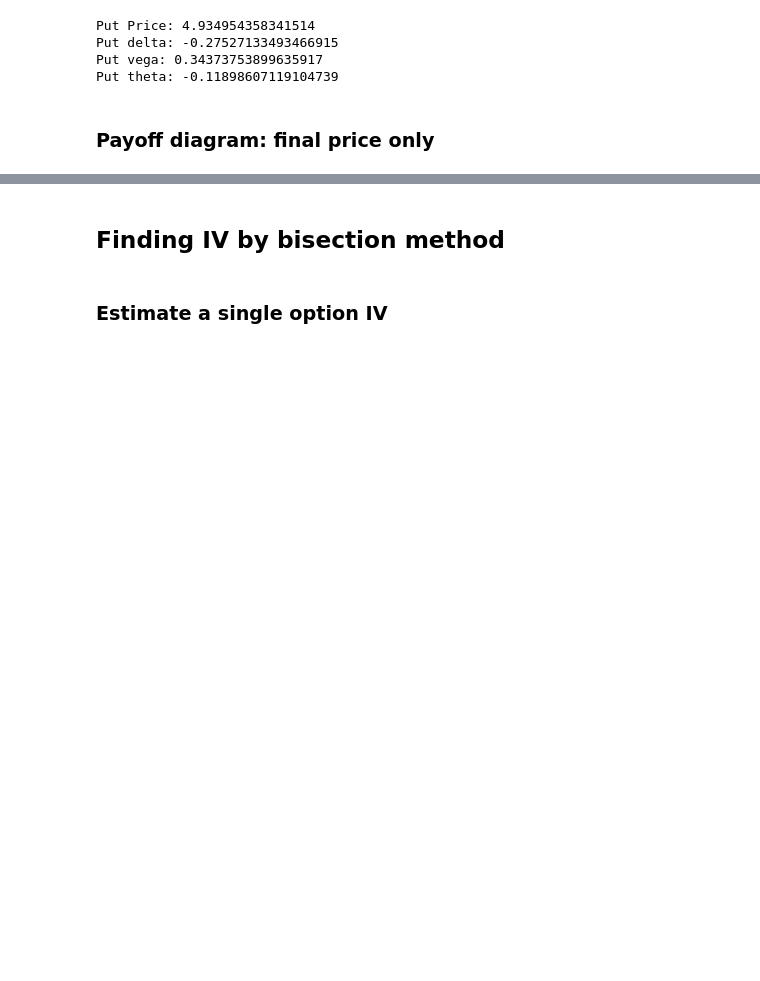
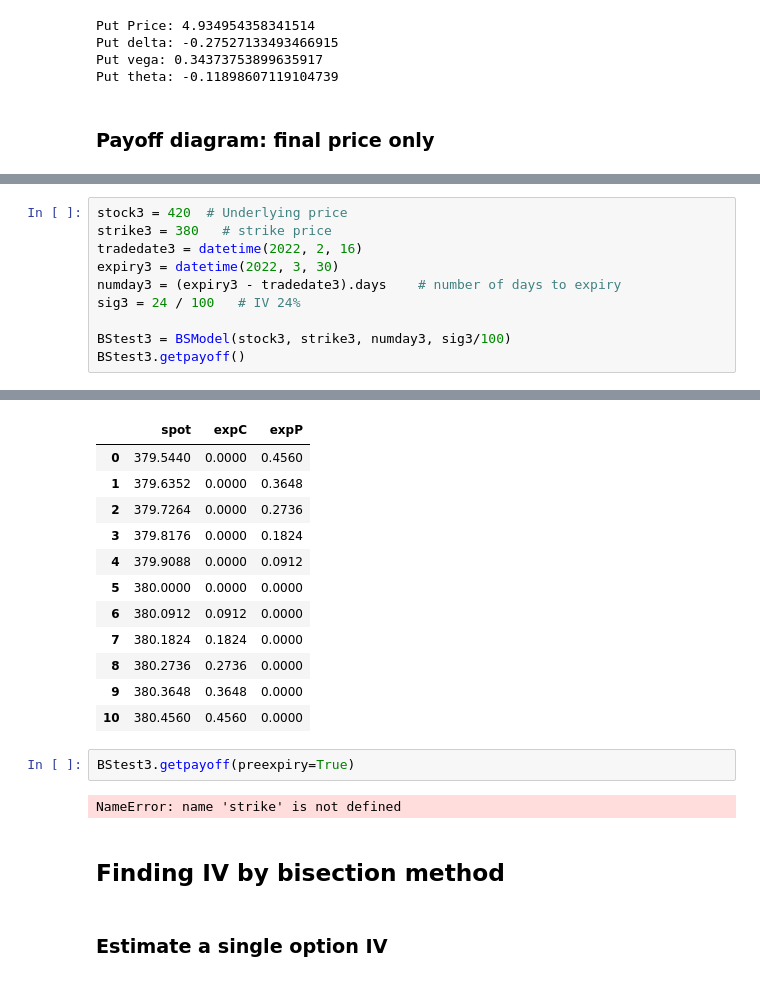
Before and after one commit to willbillionquant/bsoption, a Jupyter notebook: bsmodel-basic.ipynb, the cells around one changed output, grey strips where cells are left out. Cells and saved outputs as stored; diff of their text form; blank space fills up the shorter version.

```diff
--- a/bsmodel-basic.ipynb
+++ b/bsmodel-basic.ipynb
@@ -84,0 +64,11 @@ Put theta: -0.11898607119104739
+# %%
+stock3 = 420  # Underlying price
+strike3 = 380   # strike price
+tradedate3 = datetime(2022, 2, 16)
+expiry3 = datetime(2022, 3, 30)
+numday3 = (expiry3 - tradedate3).days    # number of days to expiry
+sig3 = 24 / 100   # IV 24%
+
+BStest3 = BSModel(stock3, strike3, numday3, sig3/100)
+BStest3.getpayoff()
+# %% [output]
@@ -85,3 +76,19 @@ Put theta: -0.11898607119104739
+|  | spot | expC | expP |
+| 0 | 379.5440 | 0.0000 | 0.4560 |
+| 1 | 379.6352 | 0.0000 | 0.3648 |
+| 2 | 379.7264 | 0.0000 | 0.2736 |
+| 3 | 379.8176 | 0.0000 | 0.1824 |
+| 4 | 379.9088 | 0.0000 | 0.0912 |
+| 5 | 380.0000 | 0.0000 | 0.0000 |
+| 6 | 380.0912 | 0.0912 | 0.0000 |
+| 7 | 380.1824 | 0.1824 | 0.0000 |
+| 8 | 380.2736 | 0.2736 | 0.0000 |
+| 9 | 380.3648 | 0.3648 | 0.0000 |
+| 10 | 380.4560 | 0.4560 | 0.0000 |
+# %%
+BStest3.getpayoff(preexpiry=True)
+# %% [output]
+NameError: name 'strike' is not defined
 # %% [markdown]
 ## Finding IV by bisection method
 # %% [markdown]
```
Also changed, not shown: parts of 9 cells of this notebook.
